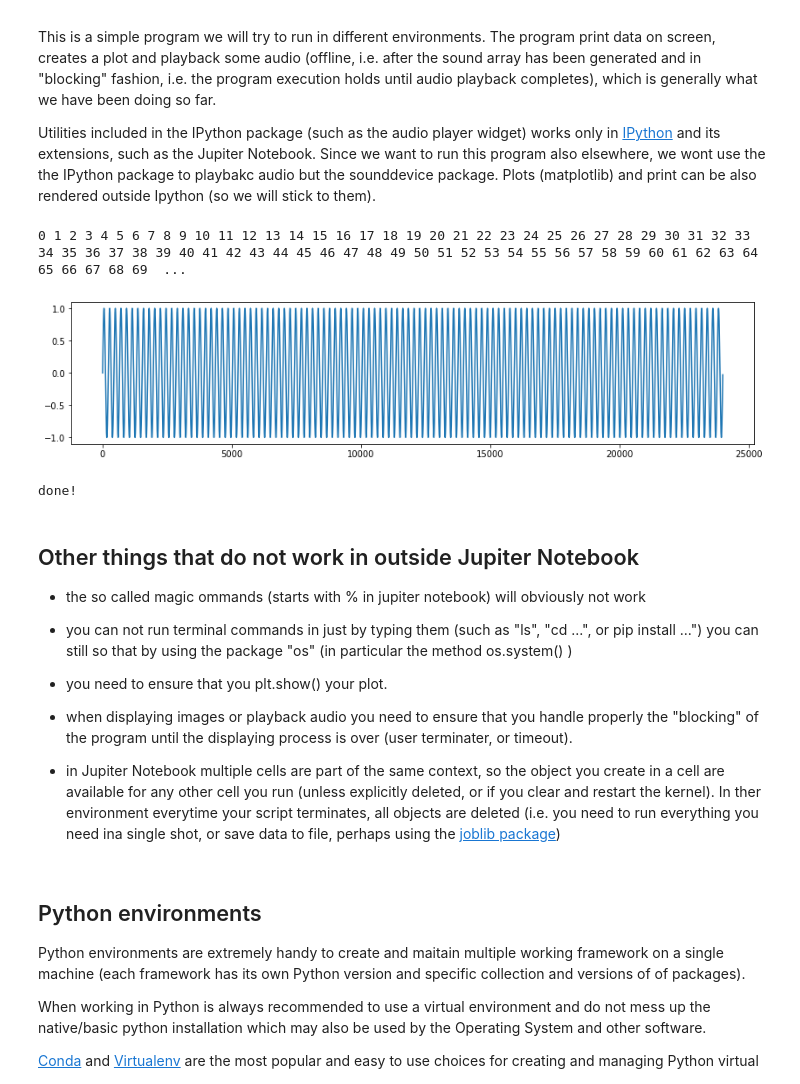
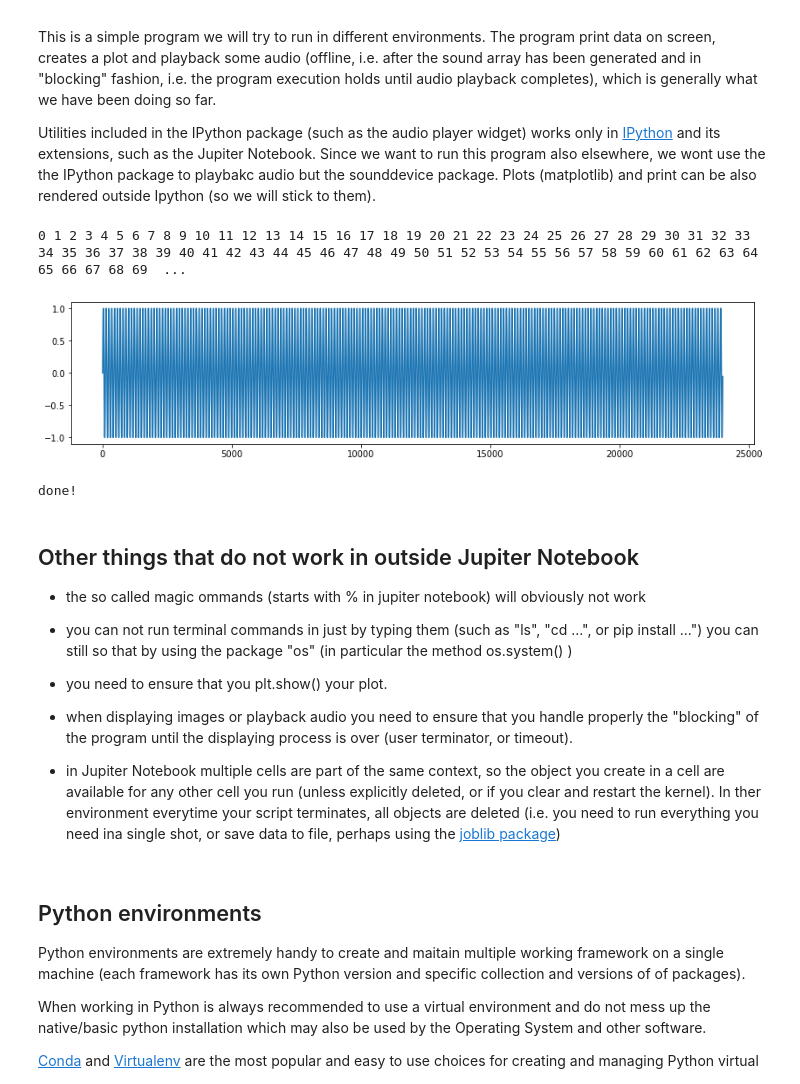
Before and after one commit to MCT-master/MCT4001, a Jupyter notebook: python/notebooks/PythonSession12.ipynb, the cells around one changed output. Cells and saved outputs as stored; diff of their text form; code cells hidden in the pictures.

```diff
--- a/python/notebooks/PythonSession12.ipynb
+++ b/python/notebooks/PythonSession12.ipynb
@@ -10,32 +10,32 @@ Utilities included in the IPython package (such as the audio player widget) work
 # %%
 import numpy as np
 import matplotlib.pyplot as plt
 import sounddevice as sd
 
 
 def sine_synth(freq, dur_ms, amp=1, pha=0, sr=48000):
 
     t = np.arange(0,dur_ms/1000,1/sr)
     s = amp*np.sin(2*np.pi*freq*t+pha)
 
     return s
 
 for i in range(200):
     print(i,end=' ')
 
-signal = sine_synth(220, 500)
+signal = sine_synth(440, 500)
 
 plt.figure(figsize=(14, 3))
 plt.plot(signal)
 plt.show()
 
 sd.play(signal,48000)
 sd.wait()
 
 print('\ndone!')
 # %% [output]
 0 1 2 3 4 5 6 7 8 9 10 11 12 13 14 15 16 17 18 19 20 21 22 23 24 25 26 27 28 29 30 31 32 33 34 35 36 37 38 39 40 41 42 43 44 45 46 47 48 49 50 51 52 53 54 55 56 57 58 59 60 61 62 63 64 65 66 67 68 69  ...
-[figure, old version]
+[figure, new version]
 done!
 # %% [markdown]
 ## Other things that do not work in outside Jupiter Notebook
@@ -46,7 +46,7 @@ done!
 
 * you need to ensure that you plt.show() your plot.
 
-* when displaying images or playback audio you need to ensure that you handle properly the "blocking" of the program until the displaying process is over (user terminater, or timeout).
+* when displaying images or playback audio you need to ensure that you handle properly the "blocking" of the program until the displaying process is over (user terminator, or timeout).
 
 * in Jupiter Notebook multiple cells are part of the same context, so the object you create in a cell are available for any other cell you run (unless explicitly deleted, or if you clear and restart the kernel). In ther environment everytime your script terminates, all objects are deleted (i.e. you need to run everything you need ina single shot, or save data to file, perhaps using the [joblib package](https://joblib.readthedocs.io/en/latest/persistence.html#persistence-in-file-objects))
 # %% [markdown]
```
Also changed, not shown: 2 other files.
